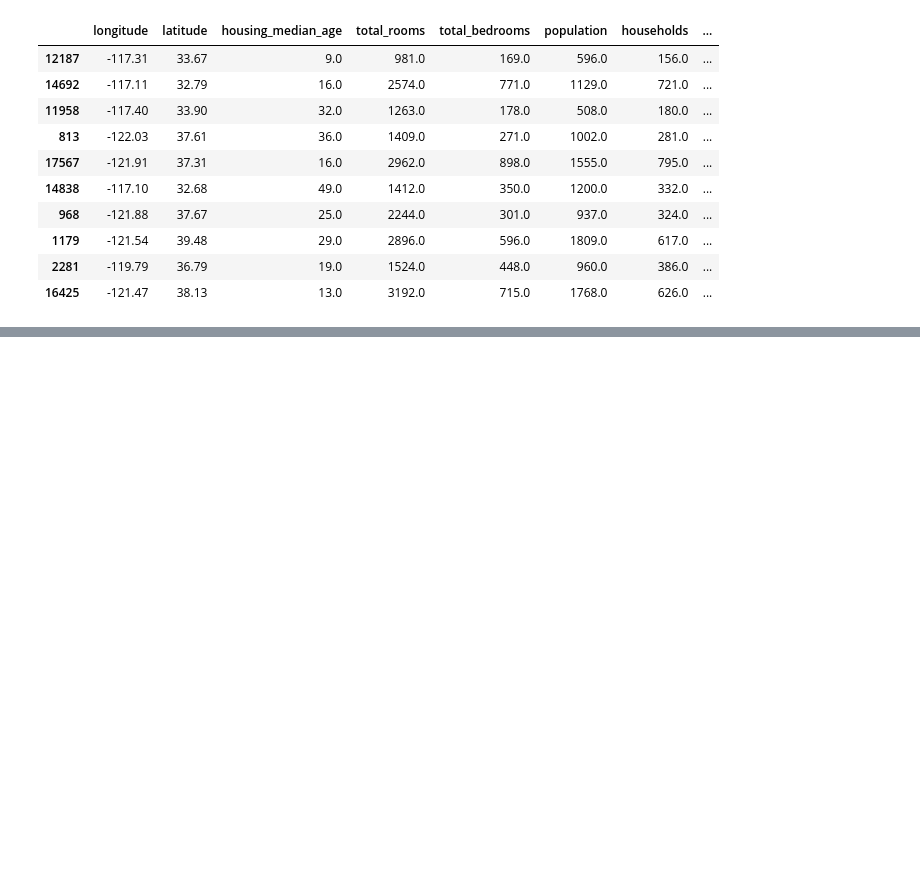
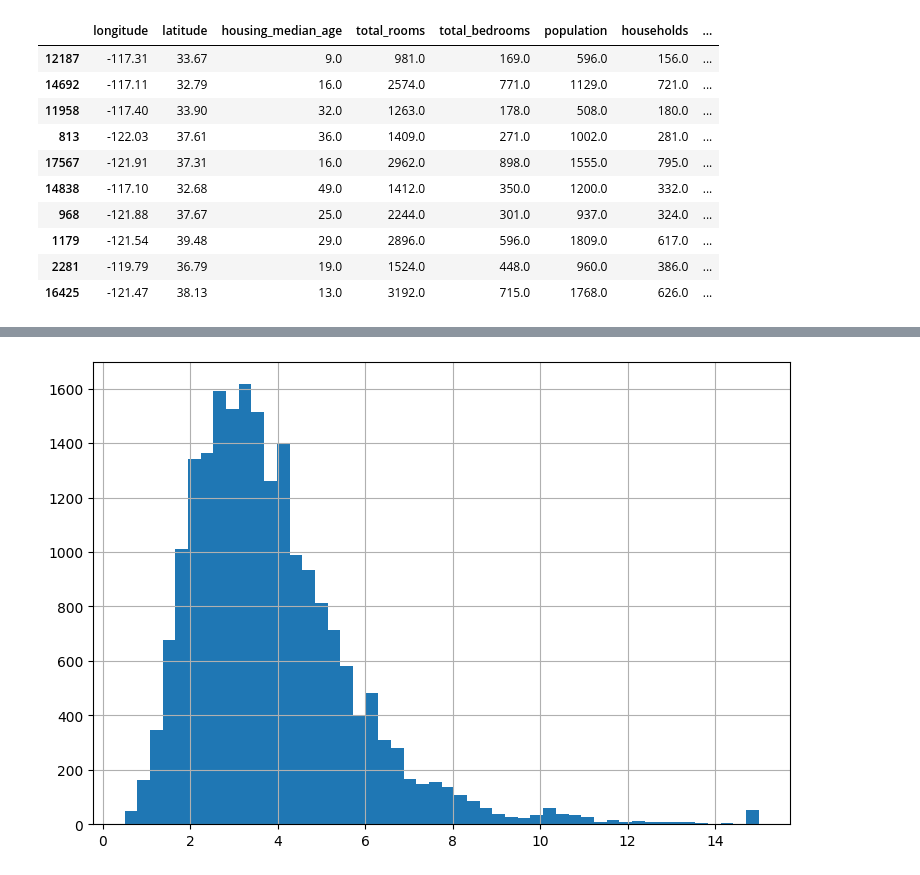
Before and after one commit to ahrorhaidarov/Data-Analysis, a Jupyter notebook: California-houses/main.ipynb, the cells around one changed output, grey strips where cells are left out. Cells and saved outputs as stored; diff of their text form; code cells hidden in the pictures; blank space fills up the shorter version.

```diff
--- a/California-houses/main.ipynb
+++ b/California-houses/main.ipynb
@@ -56,0 +57,5 @@ test_set.head(10)
+# %%
+df['median_income'].hist(bins=50, figsize=(9,6))
+plt.show()
+# %% [output]
+[figure, added]
```
Also changed, not shown: parts of 9 cells of this notebook.
